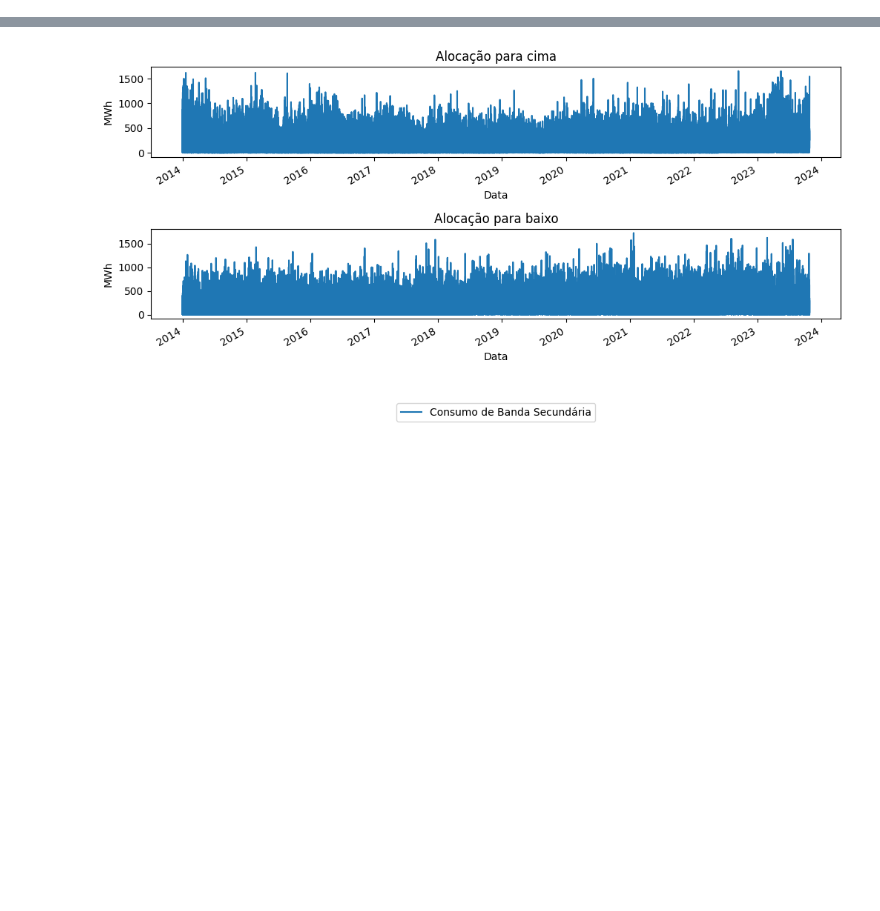
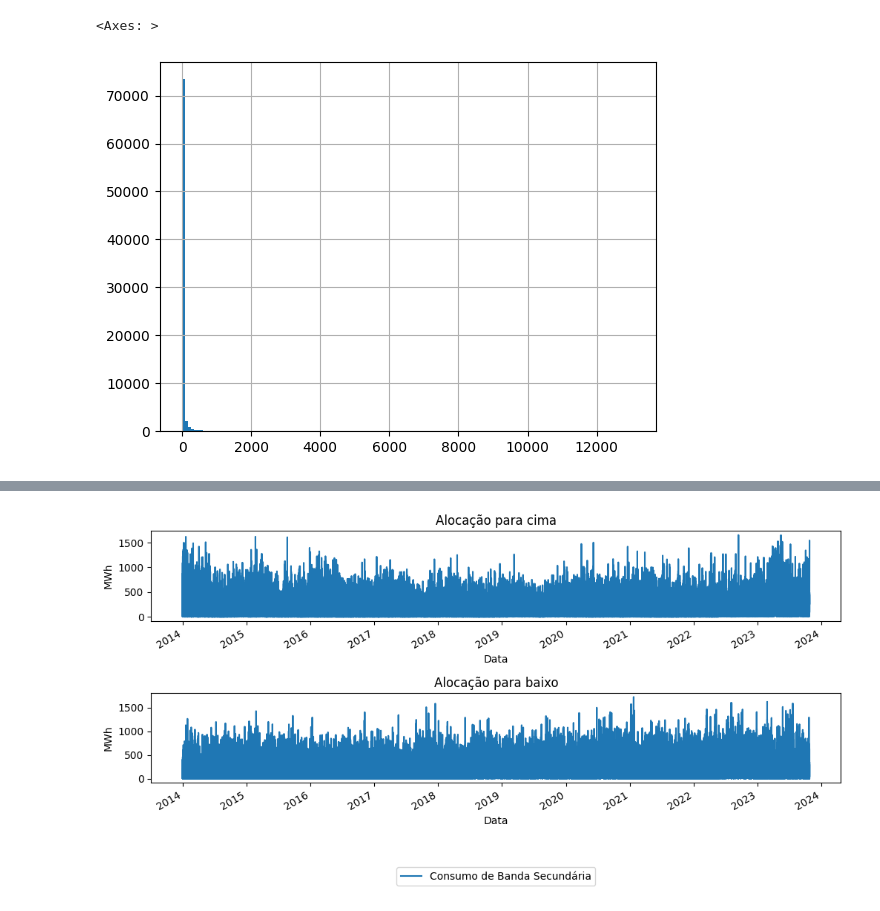
Before and after one commit to JotaFan/renewable-generation-into-reserve-markets, a Jupyter notebook: notebooks/Analise Dados Crus.ipynb, the cells around one changed output, grey strips where cells are left out. Saved outputs shown, nothing was run; the diff lists cells and outputs as text; code cells hidden in the pictures; blank space fills up the shorter version.

```diff
--- a/notebooks/Analise Dados Crus.ipynb
+++ b/notebooks/Analise Dados Crus.ipynb
@@ -51,0 +71,5 @@ trans_dict = {
+# %%
+dataset["ratio_used"].dropna().replace(np.inf, np.nan).hist(bins=150)
+# %% [output]
+<Axes: >
+[figure, added]
```
Also changed, not shown: parts of 5 cells of this notebook, 22 other files.
